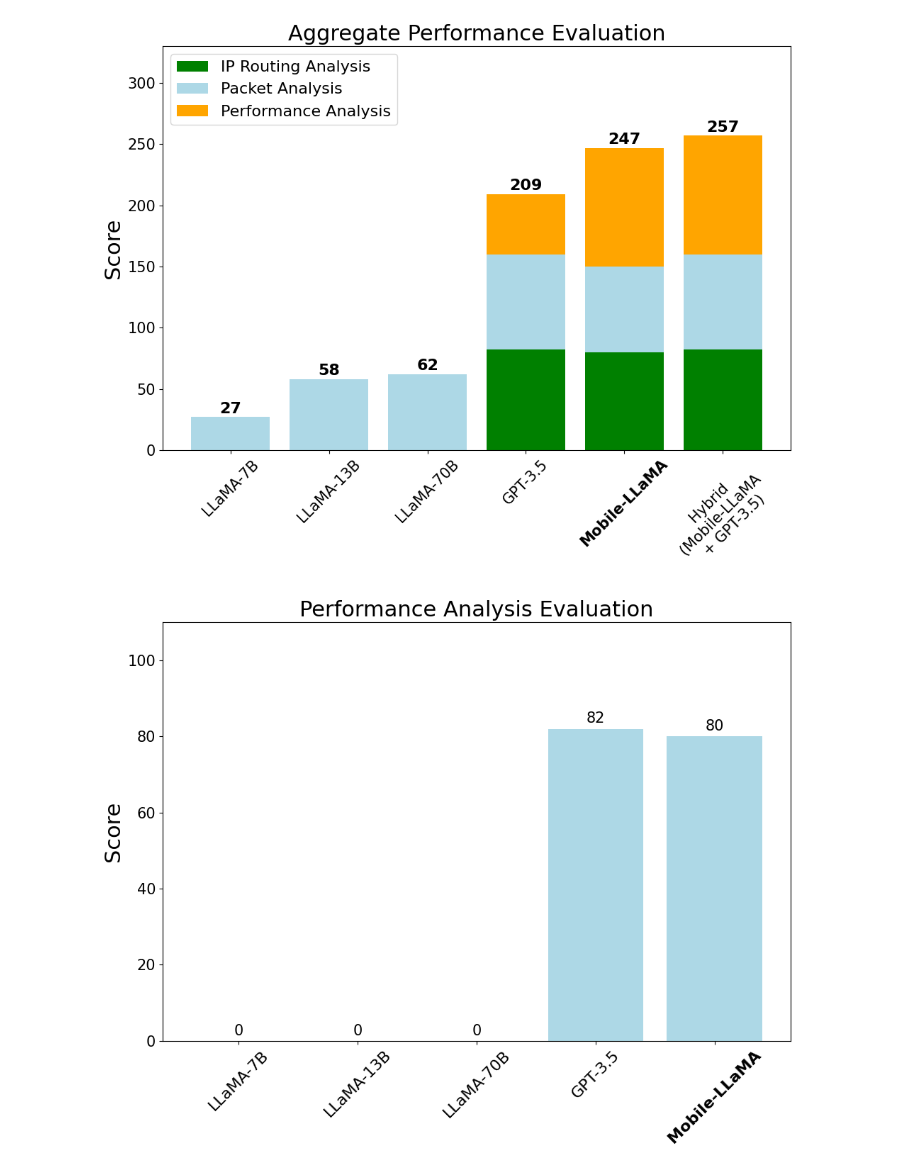
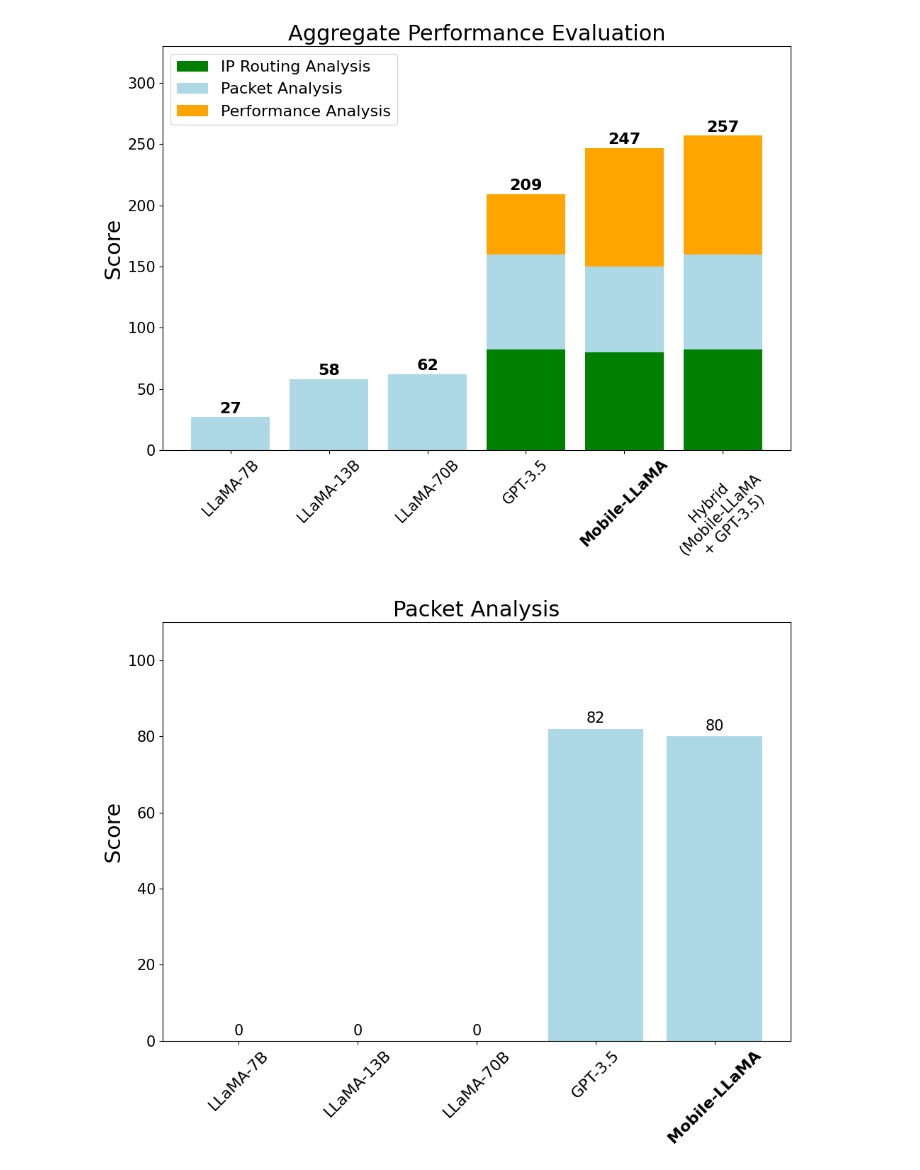
Before and after one commit to hyonbokan/LLM-research, a Jupyter notebook: evaluation/text_charts.ipynb, the cells around one changed output. Cells and saved outputs as stored; diff of their text form; code cells hidden in the pictures.

```diff
--- a/evaluation/text_charts.ipynb
+++ b/evaluation/text_charts.ipynb
@@ -1192,32 +1192,32 @@ fig, ax = plt.subplots(figsize=(10, 8))
 # Plot the scores for each model
 bars = ax.bar(models, scores, color='lightblue')
 
 # Set labels and formatting
 ax.set_ylabel('Score', fontsize=22)
 ax.set_xticks(range(len(models)))
 # Set x-tick labels and apply bold formatting conditionally in a separate step
 ax.set_xticklabels(models, fontsize=16, rotation=45)
 
 # Now, iterate through the x-tick labels to apply bold weight conditionally
 for label in ax.get_xticklabels():
     if label.get_text() == 'Mobile-LLaMA':
         label.set_weight('bold')
 
 ax.set_yticks(range(0, 111, 20))  # Adjusting the y-axis range
 ax.set_yticklabels([str(i) for i in range(0, 111, 20)], fontsize=15)
 ax.set_ylim(0, 110)
-ax.set_title("Performance Analysis Evaluation", fontsize=22)
+ax.set_title("Packet Analysis", fontsize=22)
 # Adding values on top of each bar
 for bar in bars:
     height = bar.get_height()
     ax.annotate(f'{height}',
                 xy=(bar.get_x() + bar.get_width() / 2, height),
                 xytext=(0, 3),  # 3 points vertical offset
                 textcoords="offset points",
                 ha='center', va='bottom', fontsize=15)
 
 # Display the plot
 plt.tight_layout()
 plt.show()
 # %% [output]
-[figure, old version]
+[figure, new version]
```
